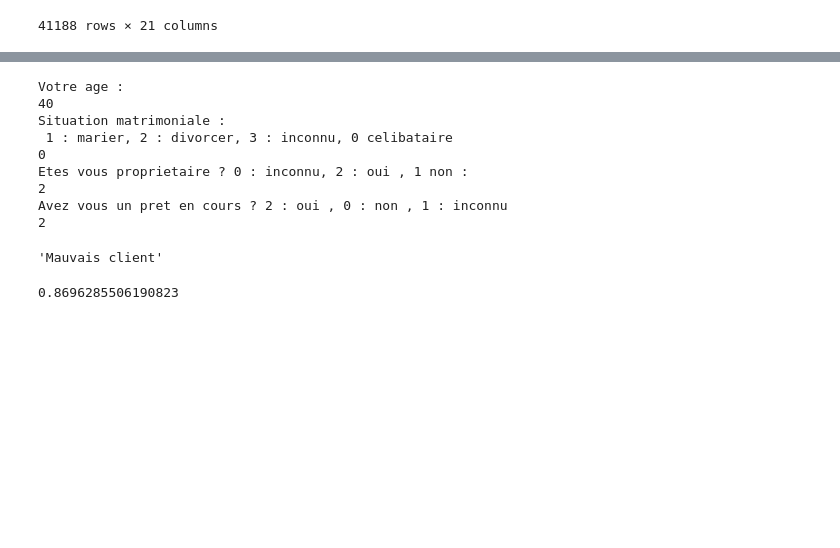
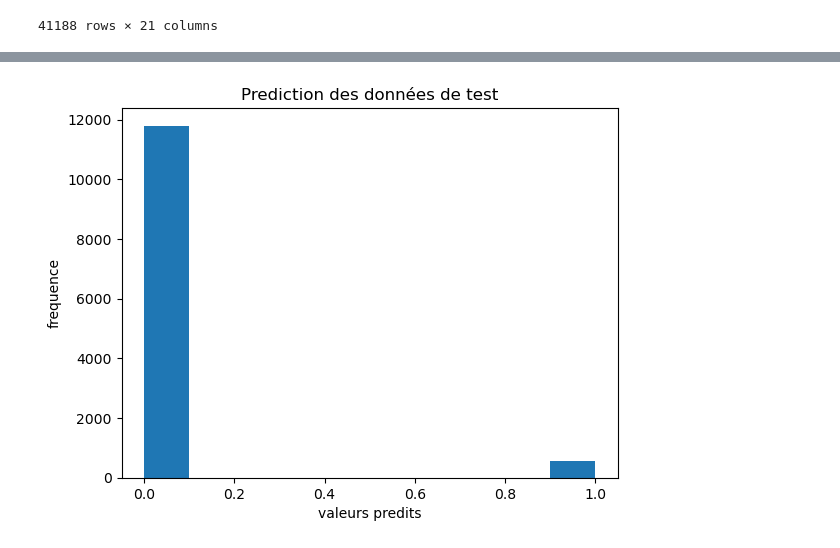
Before and after one commit to nouha404/bad_good_customer, a Jupyter notebook: Big Exam.ipynb, the cells around one changed output, grey strips where cells are left out. Saved outputs shown, nothing was run; the diff lists cells and outputs as text; code cells hidden in the pictures; blank space fills up the shorter version.

```diff
--- a/Big Exam.ipynb
+++ b/Big Exam.ipynb
@@ -167,18 +180,12 @@ def test_customer(modele):
     return "Bon Client"
-# %%
-test_customer(model)
-# %% [output]
-Votre age :
-40
-Situation matrimoniale :
- 1 : marier, 2 : divorcer, 3 : inconnu, 0 celibataire
-0
-Etes vous proprietaire ? 0 : inconnu, 2 : oui , 1 non :
-2
-Avez vous un pret en cours ? 2 : oui , 0 : non , 1 : inconnu
-2
-'Mauvais client'
-# %%
-model.score(X_test,Y_test)
-# %% [output]
-0.8696285506190823
+# %%
+y_pred = model.predict(X_test)
+plt.hist(y_pred)
+# le legende
+plt.title("Prediction des données de test")
+plt.xlabel('valeurs predits')
+plt.ylabel('frequence')
+# affichage
+plt.show()
+# %% [output]
+[figure, added]
```
Also changed, not shown: parts of 30 cells of this notebook, 1 other file.
